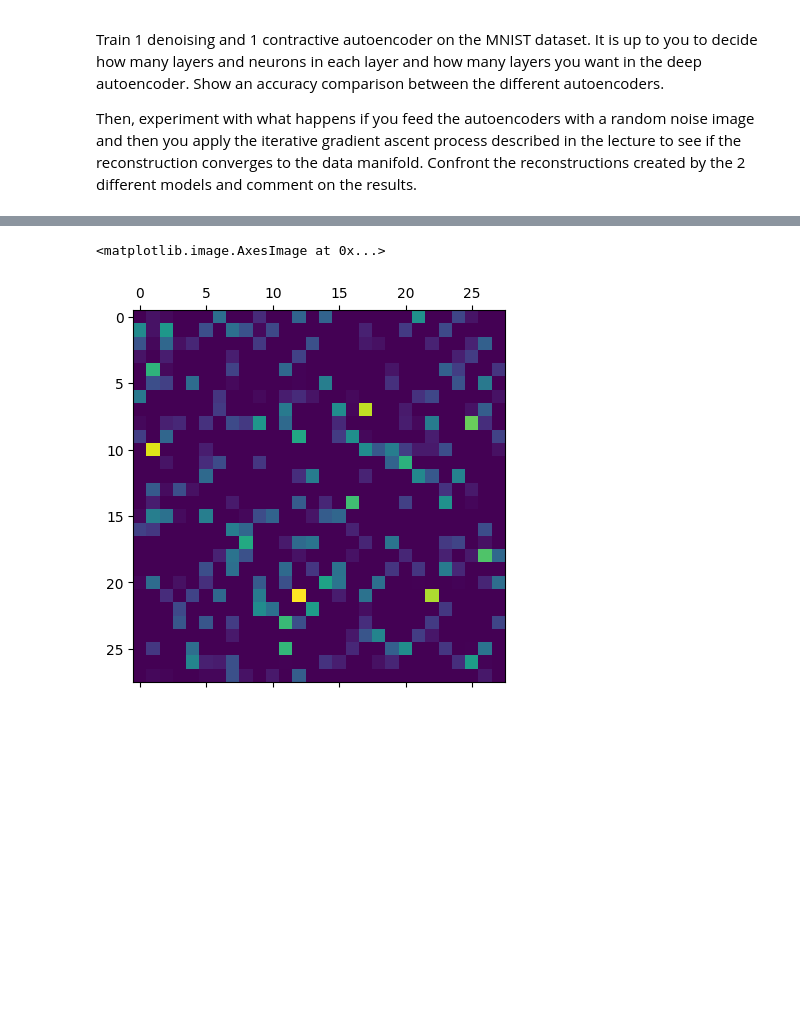
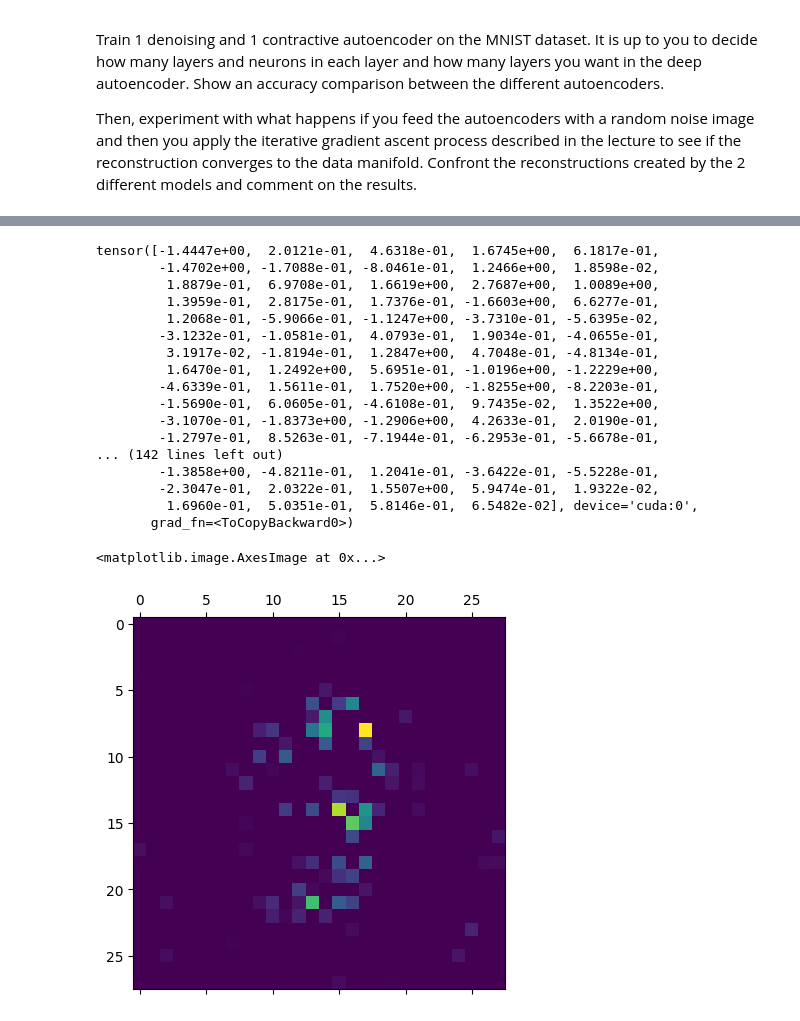
Before and after one commit to mirdan08/unipi-assignments, a Jupyter notebook: ISPR/midterm3/assignment.ipynb, the cells around one changed output, grey strips where cells are left out. Saved outputs shown, nothing was run; the diff lists cells and outputs as text; code cells hidden in the pictures; blank space fills up the shorter version.

```diff
--- a/ISPR/midterm3/assignment.ipynb
+++ b/ISPR/midterm3/assignment.ipynb
@@ -43,6 +43,8 @@ class AutoEncoder(nn.Module):
 import torchvision
 import torchvision.transforms as transforms
 dataset=torchvision.datasets.MNIST(root='./data', train=True, transform=transforms.ToTensor(), download=True)
+dataset.requires_grad=True
+dataloader = torch.utils.data.DataLoader(dataset, batch_size=128, shuffle=False)
 # %%
 import matplotlib.pyplot as plt
 
@@ -51,12 +53,12 @@ DEVICE = torch.device("cuda" if torch.cuda.is_available() else "cpu")
 
 
 def train_denoising_ae(ae,data,n_epochs=10):
-    criterion = nn.MSELoss()
-    optimizer = torch.optim.SGD(ae.parameters(), lr=0.001)
+    criterion = nn.BCELoss()
+    optimizer = torch.optim.Adam(ae.parameters(), lr=0.001)
     for epoch in range(n_epochs):
         for sample in data:
             img, _ = sample
-            img_noisy = img + 0.5 * torch.randn(img.size())
+            img_noisy = img + torch.randn(img.size())
             img_noisy = img_noisy.view(-1, 28*28)
             img = img.view(-1, 28*28)
             optimizer.zero_grad()
@@ -67,7 +69,8 @@ def train_denoising_ae(ae,data,n_epochs=10):
             loss = criterion(output, img)
             loss.backward()
             optimizer.step()
-        print(f'epoch [{epoch + 1}/{n_epochs}], loss:{loss.item():.4f}')
-dae=AutoEncoder([28*28, 128, 64], [64, 128, 28*28]).to(DEVICE)
-train_denoising_ae(dae,dataset,20)
+            MSE_loss = nn.MSELoss()(output, img)
+        print(f'epoch [{epoch + 1}/{n_epochs}], loss:{MSE_loss.item():.4f}')
+dae=AutoEncoder([28*28, 256, 64], [64,256, 28*28]).to(DEVICE)
+train_denoising_ae(dae,dataloader,20)
 # %% [output]
@@ -101,8 +85,8 @@ def jacobian_penalty_term(hidden, inputs):
     return penalty_term
 
 def train_contractive_ae(ae,data,n_epochs=10,contractive_penalty=1e-4):
-    criterion = nn.MSELoss()
-    optimizer = torch.optim.SGD(ae.parameters(), lr=0.001)
+    criterion = nn.BCELoss()
+    optimizer = torch.optim.Adam(ae.parameters(), lr=0.001)
     for epoch in range(n_epochs):
         for sample in data:
             img, _ = sample
@@ -115,7 +99,7 @@ def train_contractive_ae(ae,data,n_epochs=10,contractive_penalty=1e-4):
             optimizer.step()
         print(f'epoch [{epoch + 1}/{n_epochs}], loss:{loss.item():.4f}')
 #needed in order to compute the jacobian
-dataset.requires_grad = True
+
 cae=AutoEncoder([28*28, 128, 64], [64, 128, 28*28]).to(DEVICE)
-train_contractive_ae(cae,dataset,20)
+train_contractive_ae(cae,dataloader,20)
 # %% [output]
@@ -143,28 +108,32 @@ epoch [20/20], loss:0.2266
 def generate_data_point(model, input_shape, num_iterations=100, step_size=1e-2):
     # Start with a random noise
     noise = torch.randn(input_shape).requires_grad_(True).to(DEVICE)
-    noise.retain_grad()
+    print(noise)
     for i in range(num_iterations):
         # Forward pass through the encoder
-        hidden = model.encoder(noise)
 
-        # Calculate the gradient of the hidden activations with respect to the noise
-        hidden.backward(torch.ones_like(hidden))
-        # Perform gradient ascent
-        with torch.no_grad():
-            noise += step_size * noise.grad
-
-        # Reset gradients
-        model.zero_grad()
-        noise.grad.zero_()
-
-    # Pass the resulting activations through the decoder
-    with torch.no_grad():
-        new_data_point = model.decoder(hidden)
-
+        _,noise = model(noise)
+    new_data_point= noise.view(-1, 28*28)
     return new_data_point
 # %%
-plt.matshow(generate_data_point(cae,28*28,10000,1e-3).view(28, 28).detach().cpu().numpy())
+plt.matshow(generate_data_point(cae,28*28,100000).view(28, 28).detach().cpu().numpy())
 # %% [output]
-<matplotlib.image.AxesImage at 0x...>
+tensor([-1.4447e+00,  2.0121e-01,  4.6318e-01,  1.6745e+00,  6.1817e-01,
+        -1.4702e+00, -1.7088e-01, -8.0461e-01,  1.2466e+00,  1.8598e-02,
+         1.8879e-01,  6.9708e-01,  1.6619e+00,  2.7687e+00,  1.0089e+00,
+         1.3959e-01,  2.8175e-01,  1.7376e-01, -1.6603e+00,  6.6277e-01,
+         1.2068e-01, -5.9066e-01, -1.1247e+00, -3.7310e-01, -5.6395e-02,
+        -3.1232e-01, -1.0581e-01,  4.0793e-01,  1.9034e-01, -4.0655e-01,
+         3.1917e-02, -1.8194e-01,  1.2847e+00,  4.7048e-01, -4.8134e-01,
+         1.6470e-01,  1.2492e+00,  5.6951e-01, -1.0196e+00, -1.2229e+00,
+        -4.6339e-01,  1.5611e-01,  1.7520e+00, -1.8255e+00, -8.2203e-01,
+        -1.5690e-01,  6.0605e-01, -4.6108e-01,  9.7435e-02,  1.3522e+00,
+        -3.1070e-01, -1.8373e+00, -1.2906e+00,  4.2633e-01,  2.0190e-01,
+        -1.2797e-01,  8.5263e-01, -7.1944e-01, -6.2953e-01, -5.6678e-01,
+... (142 lines left out)
+        -1.3858e+00, -4.8211e-01,  1.2041e-01, -3.6422e-01, -5.5228e-01,
+        -2.3047e-01,  2.0322e-01,  1.5507e+00,  5.9474e-01,  1.9322e-02,
+         1.6960e-01,  5.0351e-01,  5.8146e-01,  6.5482e-02], device='cuda:0',
+       grad_fn=<ToCopyBackward0>)
+<matplotlib.image.AxesImage at 0x...>
-[figure, old version]
+[figure, new version]
```
Also changed, not shown: parts of 6 cells of this notebook, 14 other files.
